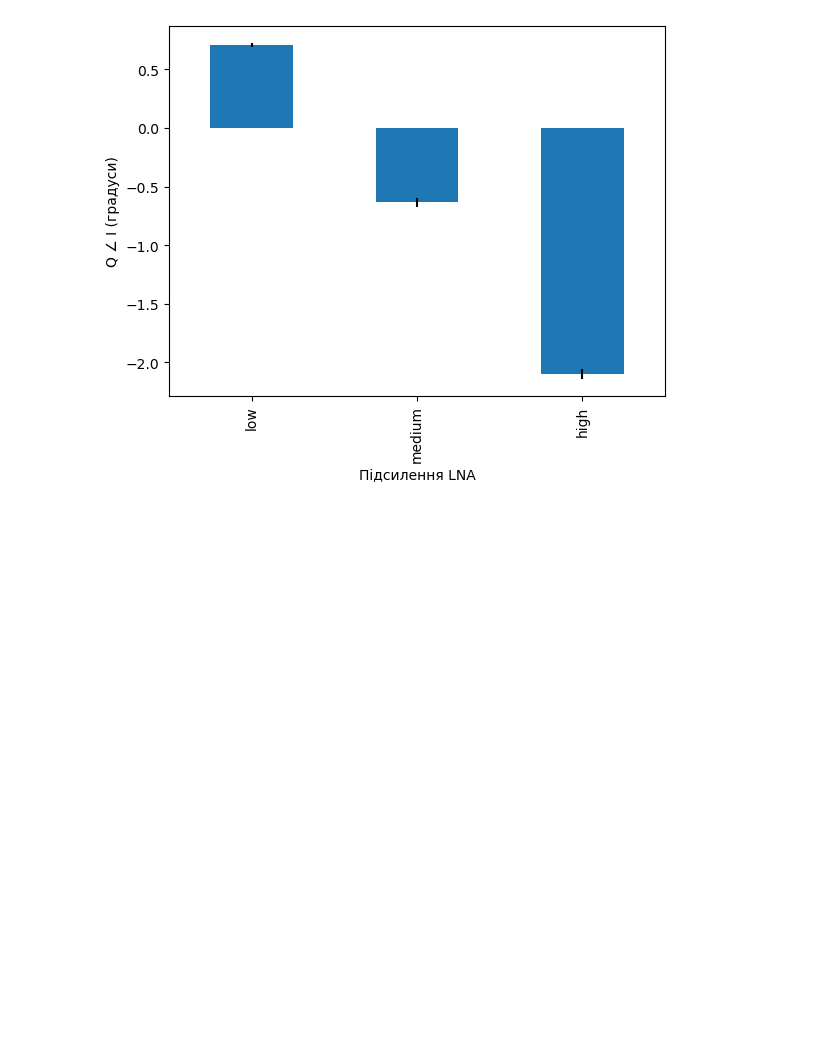
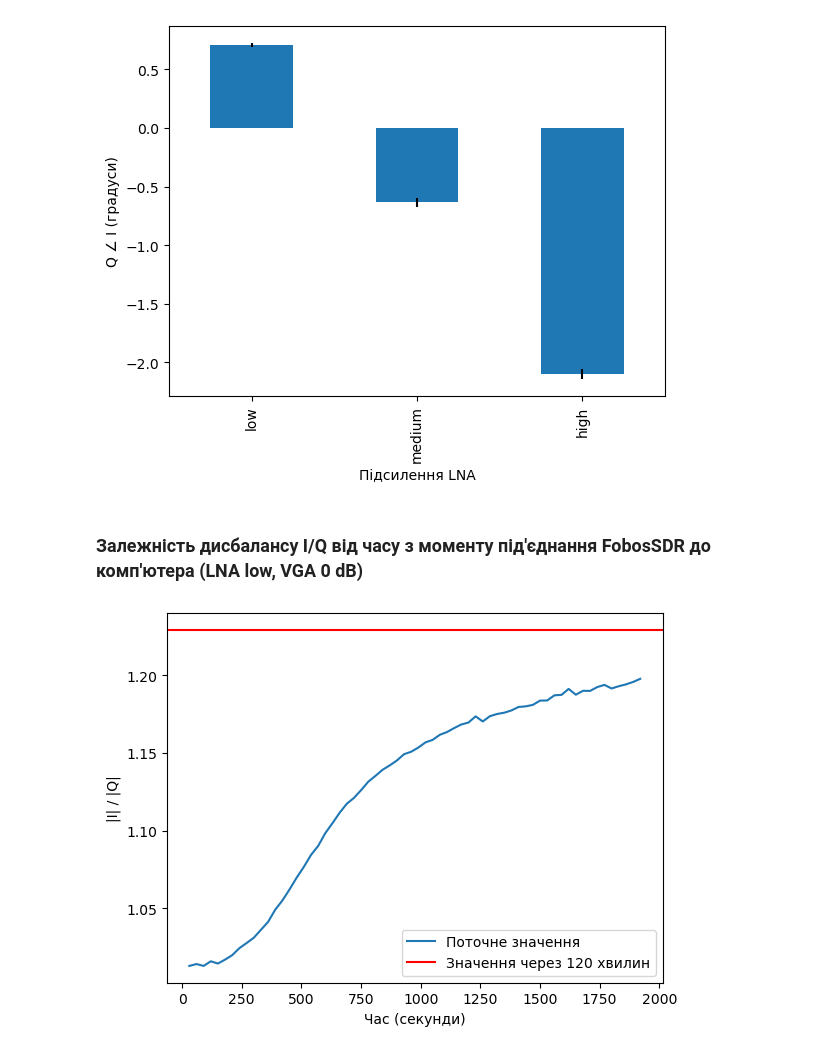
Before and after one commit to rigexpert/libfobos, a Jupyter notebook: measurements/iq-balance.ipynb, the cells around one changed output. Cells and saved outputs as stored; diff of their text form; code cells hidden in the pictures; blank space fills up the shorter version.

Commit message:
Added time dependencies

```diff
--- a/measurements/iq-balance.ipynb
+++ b/measurements/iq-balance.ipynb
@@ -64,3 +64,18 @@ stds = pd_iq_phi_vs_lna_gain.std(axis=0)
 plot = pd_iq_phi_vs_lna_gain.mean(axis=0).plot(kind='bar', ylabel="Q ∠ І (градуси)",  xlabel="Підсилення LNA", yerr=stds)
 # %% [output]
 [figure]
+# %% [markdown]
+### Залежність дисбалансу I/Q від часу з моменту під'єднання FobosSDR до комп'ютера (LNA low, VGA 0 dB)
+# %%
+iq_ratio_vs_lna_gain = {
+    "iq_ratio": 1.0 / np.array([0.987224, 0.986055, 0.987222, 0.984329, 0.985736, 0.983260, 0.980503, 0.976194, 0.973075, 0.969889, 0.965117, 0.960388, 0.953184, 0.947853, 0.941467, 0.934778, 0.928792, 0.922188, 0.917303, 0.910402, 0.905138, 0.899680, 0.895024, 0.892008, 0.888059, 0.883797, 0.880891, 0.877834, 0.875672, 0.873242, 0.870175, 0.868975, 0.866937, 0.864449, 0.863235, 0.860820,  0.859519, 0.857641, 0.855937, 0.855032, 0.852114, 0.854508, 0.852020, 0.851015, 0.850413, 0.849362, 0.847754, 0.847470, 0.846791, 0.844821, 0.844757, 0.842408, 0.842192, 0.839477, 0.842113, 0.840337, 0.840386, 0.838646, 0.837654, 0.839287, 0.838263, 0.837445, 0.836345, 0.834930]),
+    "iq_phi": np.rad2deg(np.arcsin(np.array([0.015982, 0.015671, 0.014480, 0.015230, 0.014096, 0.014809, 0.014637, 0.012939, 0.014497, 0.014070, 0.014509, 0.015525, 0.013239, 0.013737, 0.013039, 0.014594, 0.014586, 0.013781, 0.014855, 0.014425, 0.013941, 0.012834, 0.013991, 0.013508, 0.014185, 0.014636, 0.014987, 0.014234, 0.013733, 0.012815, 0.012551, 0.013511, 0.013352, 0.014763, 0.014689, 0.014907, 0.014661, 0.014599, 0.014358, 0.012531, 0.012704, 0.013772, 0.014921, 0.013435, 0.013353, 0.014309, 0.012885, 0.013865, 0.014086, 0.013394, 0.014355, 0.013810, 0.013232, 0.013899, 0.013850, 0.012240, 0.013510, 0.014075, 0.014301, 0.014393, 0.014460, 0.013838, 0.012264, 0.013948]))),
+    "time_sec": 30.0*np.arange(1, 65, 1)
+
+}
+pd_iq_ratio_vs_lna_gain = pd.DataFrame.from_dict(iq_ratio_vs_lna_gain)
+plot = pd_iq_ratio_vs_lna_gain.plot("time_sec", "iq_ratio", xlabel="Час (секунди)", ylabel="|I| / |Q|", label="Поточне значення")
+_ = plot.axhline(1.0 / 0.813556, c='r', label="Значення через 120 хвилин")
+_ = plot.legend()
+# %% [output]
+[figure, added]
```
Also changed, not shown: parts of 1 cell of this notebook.
